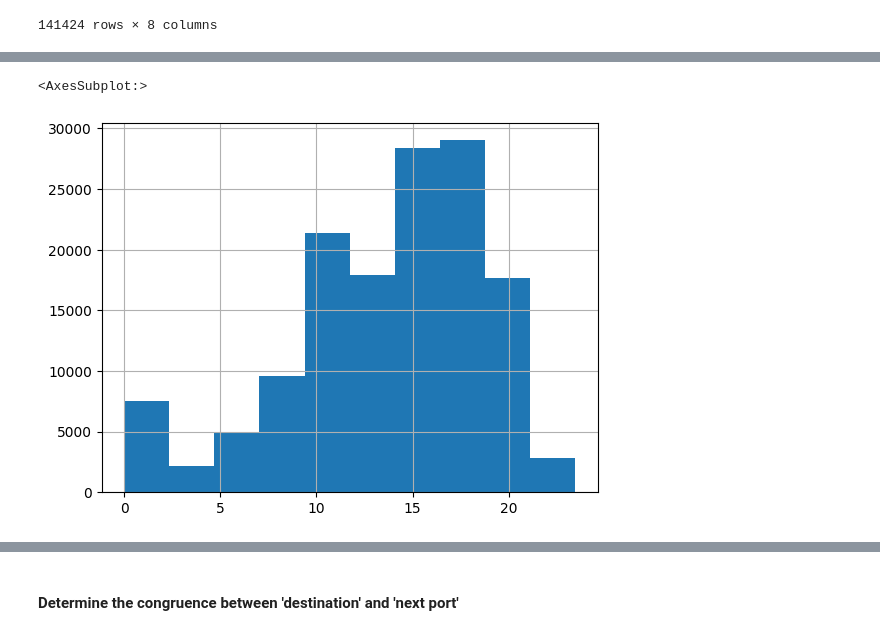
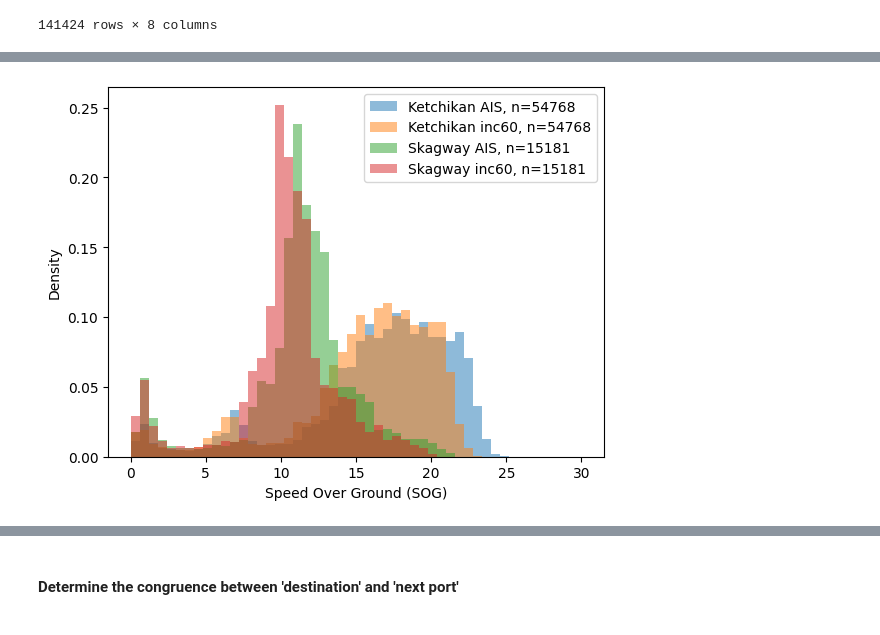
Before and after one commit to gebrady/shippy, a Jupyter notebook: tables_and_figures.ipynb, the cells around one changed output, grey strips where cells are left out. Cells and saved outputs as stored; diff of their text form; code cells hidden in the pictures.

```diff
--- a/tables_and_figures.ipynb
+++ b/tables_and_figures.ipynb
@@ -513,5 +506,35 @@ merged_alt_ais_after_glba['sog_ais'].hist()
-# %%
-merged_alt_ais_after_glba['sog_new'].hist()
-# %% [output]
-<AxesSubplot:>
-[figure, removed]
+# %%
+import pandas as pd
+import numpy as np
+import matplotlib.pyplot as plt
+
+# Sample DataFrame (replace with your actual DataFrame)
+#data = {'sog': np.random.normal(loc=5, size=100),
+#        'boat': np.random.choice(['Boat A', 'Boat B', 'Boat C'], size=100)}
+
+data = merged_alt_ais_after_glba
+
+df = pd.DataFrame(data)
+
+# Extract 'sog' data for each category
+sog_boatA = df[df['next_port'] == 'Ketchikan']['sog_ais']
+sog_boatB = df[df['next_port'] == 'Ketchikan']['sog_new']
+sog_boatC = df[df['next_port'] == 'Skagway']['sog_ais']
+sog_boatD = df[df['next_port'] == 'Skagway']['sog_new']
+
+
+# Plot histograms for each boat's sog
+_, bins, _ = plt.hist(sog_boatA, bins=50, range=[0, 30], density=True, alpha=0.5, label=f"Ketchikan AIS, n={len(sog_boatA)}")
+_ = plt.hist(sog_boatB, bins=bins, density=True, alpha=0.5, label=f"Ketchikan inc60, n={len(sog_boatB)}")
+_ = plt.hist(sog_boatC, bins=bins, density=True, alpha=0.5, label=f"Skagway AIS, n={len(sog_boatC)}")
+_ = plt.hist(sog_boatD, bins=bins, density=True, alpha=0.5, label=f"Skagway inc60, n={len(sog_boatD)}")
+
+# Add labels and legend
+plt.xlabel('Speed Over Ground (SOG)')
+plt.ylabel('Density')
+plt.legend()
+
+# Show plot
+plt.show()
+# %% [output]
+[figure, added]
```
Also changed, not shown: parts of 11 cells of this notebook, 1 other file.
